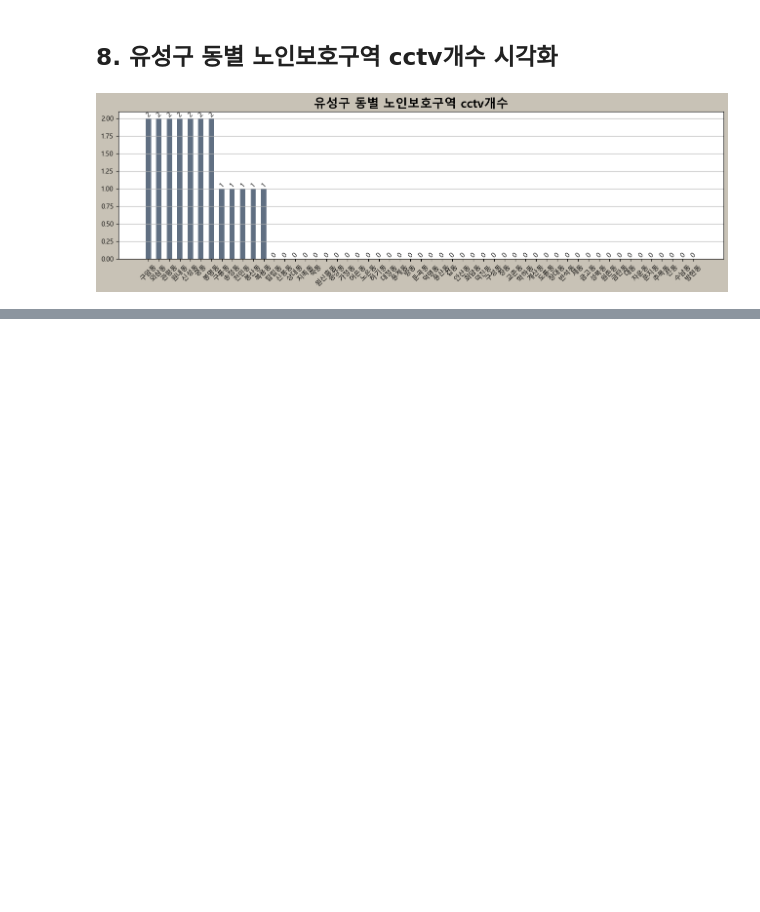
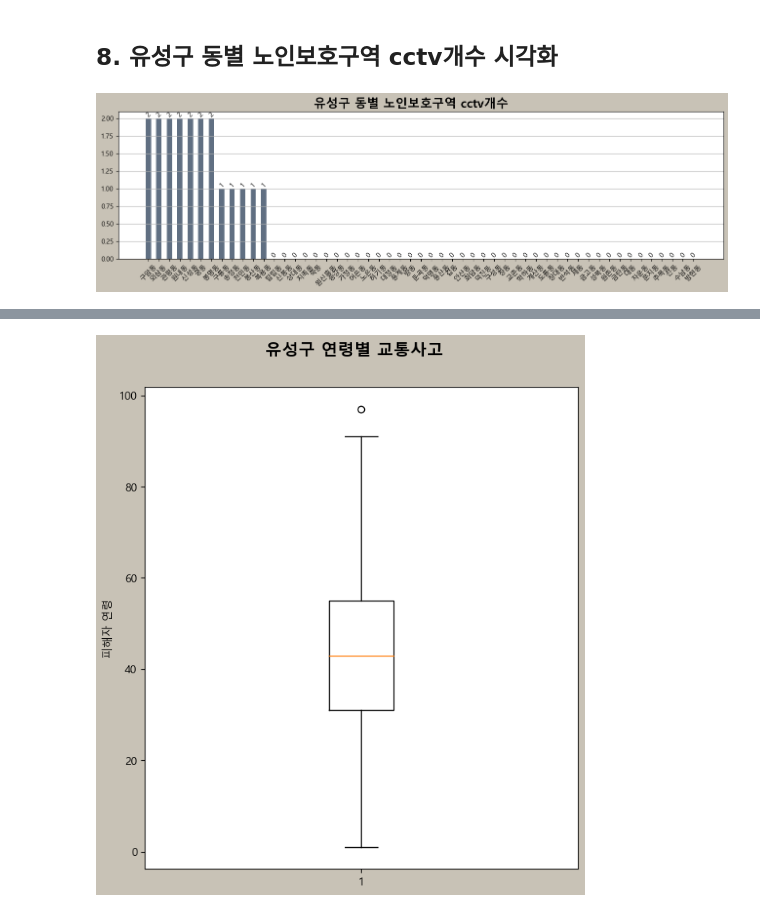
Before and after one commit to VangsillEE/eldercarac, a Jupyter notebook: EDA.ipynb, the cells around one changed output, grey strips where cells are left out. Cells and saved outputs as stored; diff of their text form; code cells hidden in the pictures; blank space fills up the shorter version.

```diff
--- a/EDA.ipynb
+++ b/EDA.ipynb
@@ -571,0 +710,8 @@ plt.savefig('유성구 동별 노인보호구역 cctv개수.jpeg')
+# %%
+plt.figure(figsize=(7,8), dpi=100, facecolor='#C8C2B6')
+plt.boxplot(traffic_Yuseonggu_data["피해자연령"])
+plt.ylabel("피해자 연령")
+plt.suptitle("유성구 연령별 교통사고",fontsize=15,y=0.95, fontweight = 'bold')
+plt.savefig('유성구 연령별 교통사고3.jpeg')
+# %% [output]
+[figure, added]
```
Also changed, not shown: parts of 13 cells of this notebook.
